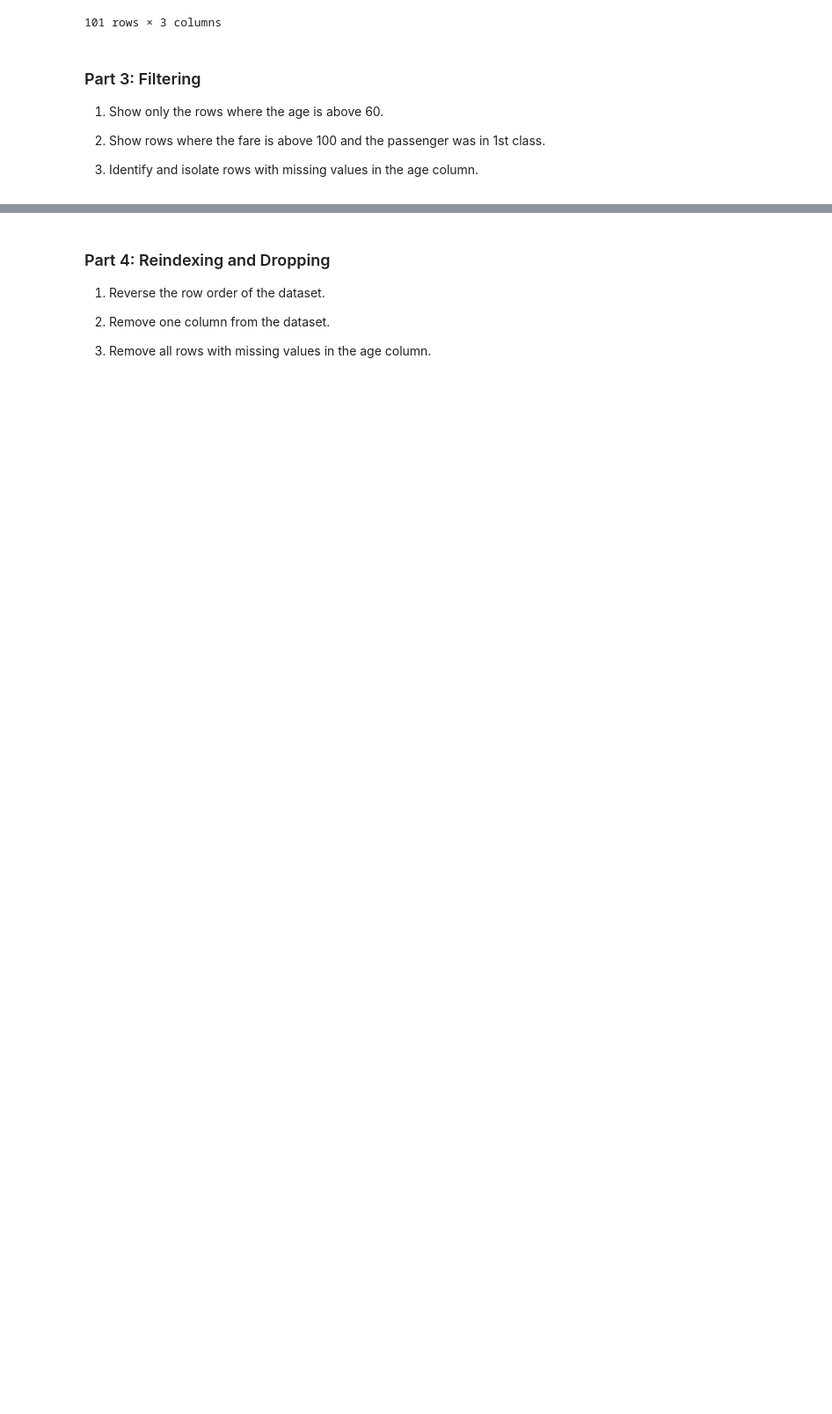
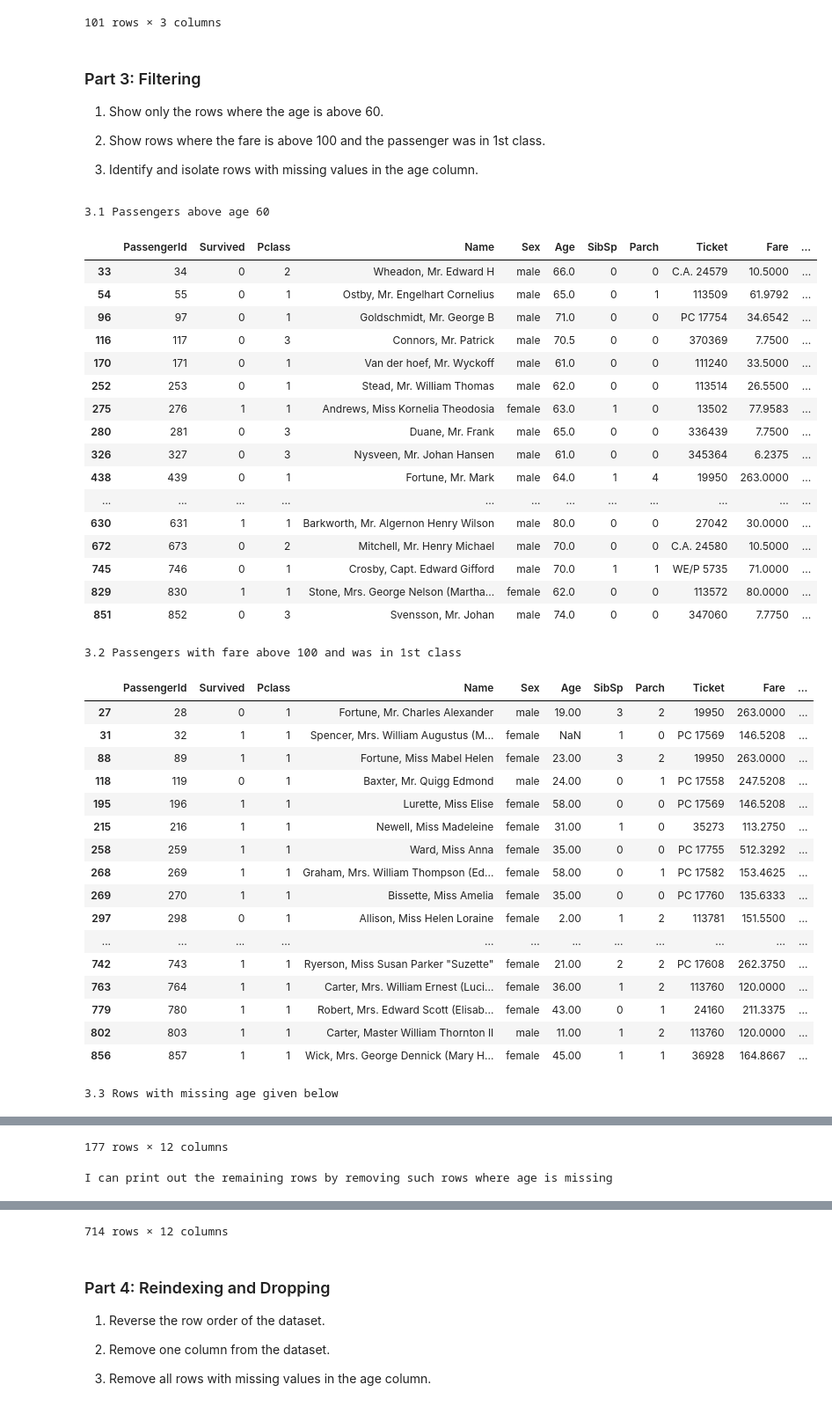
Before and after one commit to atifmmahmud/mahmud_atif_LabTask, a Jupyter notebook: LabTask01/LabTask01.ipynb, the cells around one changed output, grey strips where cells are left out. Shown at 88% size. Saved outputs shown, nothing was run; the diff lists cells and outputs as text; code cells hidden in the pictures; blank space fills up the shorter version.

```diff
--- a/LabTask01/LabTask01.ipynb
+++ b/LabTask01/LabTask01.ipynb
@@ -195,3 +197,69 @@ display(rectangular_section)
 2. Show rows where the fare is above 100 and the passenger was in 1st class.
 
 3. Identify and isolate rows with missing values in the age column.
+# %%
+# Show only rows where age is above 60
+senior_citizens = df.loc[df["Age"] > 60]
+print("3.1 Passengers above age 60")
+display(senior_citizens)
+
+# Space
+print("\n\n")
+
+# Show only roes where fare is above 100 and passenger was in 1st class
+rich_people = df.loc[(df["Fare"] > 100) & (df["Pclass"] == 1)]
+print("3.2 Passengers with fare above 100 and was in 1st class")
+display(rich_people)
+
+# Space
+print("\n\n")
+
+# Isolate rows with missing values in age column
+missing_age = df.loc[df["Age"].isnull()]
+print("3.3 Rows with missing age given below")
+display(missing_age)
+
+# Space
+print("\n")
+
+print("I can print out the remaining rows by removing such rows where age is missing")
+filtered_table = df[df["Age"].notnull()]
+display(filtered_table)
+# %% [output]
+3.1 Passengers above age 60
+|  | PassengerId | Survived | Pclass | Name | Sex | Age | SibSp | Parch | Ticket | Fare | ... |
+| 33 | 34 | 0 | 2 | Wheadon, Mr. Edward H | male | 66.0 | 0 | 0 | C.A. 24579 | 10.5000 | ... |
+| 54 | 55 | 0 | 1 | Ostby, Mr. Engelhart Cornelius | male | 65.0 | 0 | 1 | 113509 | 61.9792 | ... |
+| 96 | 97 | 0 | 1 | Goldschmidt, Mr. George B | male | 71.0 | 0 | 0 | PC 17754 | 34.6542 | ... |
+| 116 | 117 | 0 | 3 | Connors, Mr. Patrick | male | 70.5 | 0 | 0 | 370369 | 7.7500 | ... |
+| 170 | 171 | 0 | 1 | Van der hoef, Mr. Wyckoff | male | 61.0 | 0 | 0 | 111240 | 33.5000 | ... |
+| 252 | 253 | 0 | 1 | Stead, Mr. William Thomas | male | 62.0 | 0 | 0 | 113514 | 26.5500 | ... |
+| 275 | 276 | 1 | 1 | Andrews, Miss Kornelia Theodosia | female | 63.0 | 1 | 0 | 13502 | 77.9583 | ... |
+| 280 | 281 | 0 | 3 | Duane, Mr. Frank | male | 65.0 | 0 | 0 | 336439 | 7.7500 | ... |
+| 326 | 327 | 0 | 3 | Nysveen, Mr. Johan Hansen | male | 61.0 | 0 | 0 | 345364 | 6.2375 | ... |
+| 438 | 439 | 0 | 1 | Fortune, Mr. Mark | male | 64.0 | 1 | 4 | 19950 | 263.0000 | ... |
+| ... | ... | ... | ... | ... | ... | ... | ... | ... | ... | ... | ... |
+| 630 | 631 | 1 | 1 | Barkworth, Mr. Algernon Henry Wilson | male | 80.0 | 0 | 0 | 27042 | 30.0000 | ... |
+| 672 | 673 | 0 | 2 | Mitchell, Mr. Henry Michael | male | 70.0 | 0 | 0 | C.A. 24580 | 10.5000 | ... |
+| 745 | 746 | 0 | 1 | Crosby, Capt. Edward Gifford | male | 70.0 | 1 | 1 | WE/P 5735 | 71.0000 | ... |
+| 829 | 830 | 1 | 1 | Stone, Mrs. George Nelson (Martha... | female | 62.0 | 0 | 0 | 113572 | 80.0000 | ... |
+| 851 | 852 | 0 | 3 | Svensson, Mr. Johan | male | 74.0 | 0 | 0 | 347060 | 7.7750 | ... |
+3.2 Passengers with fare above 100 and was in 1st class
+|  | PassengerId | Survived | Pclass | Name | Sex | Age | SibSp | Parch | Ticket | Fare | ... |
+| 27 | 28 | 0 | 1 | Fortune, Mr. Charles Alexander | male | 19.00 | 3 | 2 | 19950 | 263.0000 | ... |
+| 31 | 32 | 1 | 1 | Spencer, Mrs. William Augustus (M... | female | NaN | 1 | 0 | PC 17569 | 146.5208 | ... |
+| 88 | 89 | 1 | 1 | Fortune, Miss Mabel Helen | female | 23.00 | 3 | 2 | 19950 | 263.0000 | ... |
+| 118 | 119 | 0 | 1 | Baxter, Mr. Quigg Edmond | male | 24.00 | 0 | 1 | PC 17558 | 247.5208 | ... |
+| 195 | 196 | 1 | 1 | Lurette, Miss Elise | female | 58.00 | 0 | 0 | PC 17569 | 146.5208 | ... |
+| 215 | 216 | 1 | 1 | Newell, Miss Madeleine | female | 31.00 | 1 | 0 | 35273 | 113.2750 | ... |
+| 258 | 259 | 1 | 1 | Ward, Miss Anna | female | 35.00 | 0 | 0 | PC 17755 | 512.3292 | ... |
+| 268 | 269 | 1 | 1 | Graham, Mrs. William Thompson (Ed... | female | 58.00 | 0 | 1 | PC 17582 | 153.4625 | ... |
+| 269 | 270 | 1 | 1 | Bissette, Miss Amelia | female | 35.00 | 0 | 0 | PC 17760 | 135.6333 | ... |
+| 297 | 298 | 0 | 1 | Allison, Miss Helen Loraine | female | 2.00 | 1 | 2 | 113781 | 151.5500 | ... |
+| ... | ... | ... | ... | ... | ... | ... | ... | ... | ... | ... | ... |
+| 742 | 743 | 1 | 1 | Ryerson, Miss Susan Parker "Suzette" | female | 21.00 | 2 | 2 | PC 17608 | 262.3750 | ... |
+| 763 | 764 | 1 | 1 | Carter, Mrs. William Ernest (Luci... | female | 36.00 | 1 | 2 | 113760 | 120.0000 | ... |
+| 779 | 780 | 1 | 1 | Robert, Mrs. Edward Scott (Elisab... | female | 43.00 | 0 | 1 | 24160 | 211.3375 | ... |
+| 802 | 803 | 1 | 1 | Carter, Master William Thornton II | male | 11.00 | 1 | 2 | 113760 | 120.0000 | ... |
+| 856 | 857 | 1 | 1 | Wick, Mrs. George Dennick (Mary H... | female | 45.00 | 1 | 1 | 36928 | 164.8667 | ... |
+3.3 Rows with missing age given below
@@ -197,0 +278,2 @@ display(rectangular_section)
+177 rows × 12 columns
+I can print out the remaining rows by removing such rows where age is missing
@@ -198,3 +292,4 @@ display(rectangular_section)
+714 rows × 12 columns
 # %% [markdown]
 ### Part 4: Reindexing and Dropping ###
 
```
Also changed, not shown: parts of 3 cells of this notebook.
